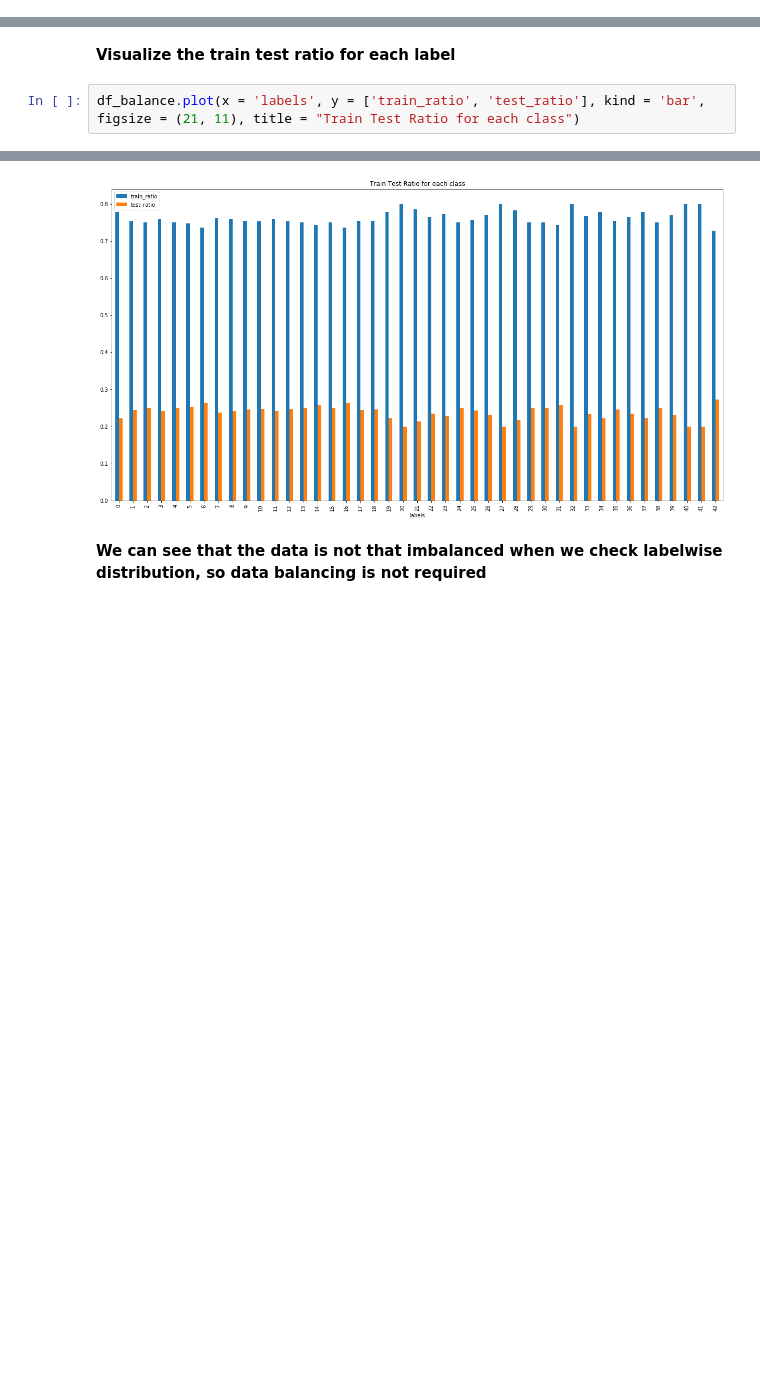
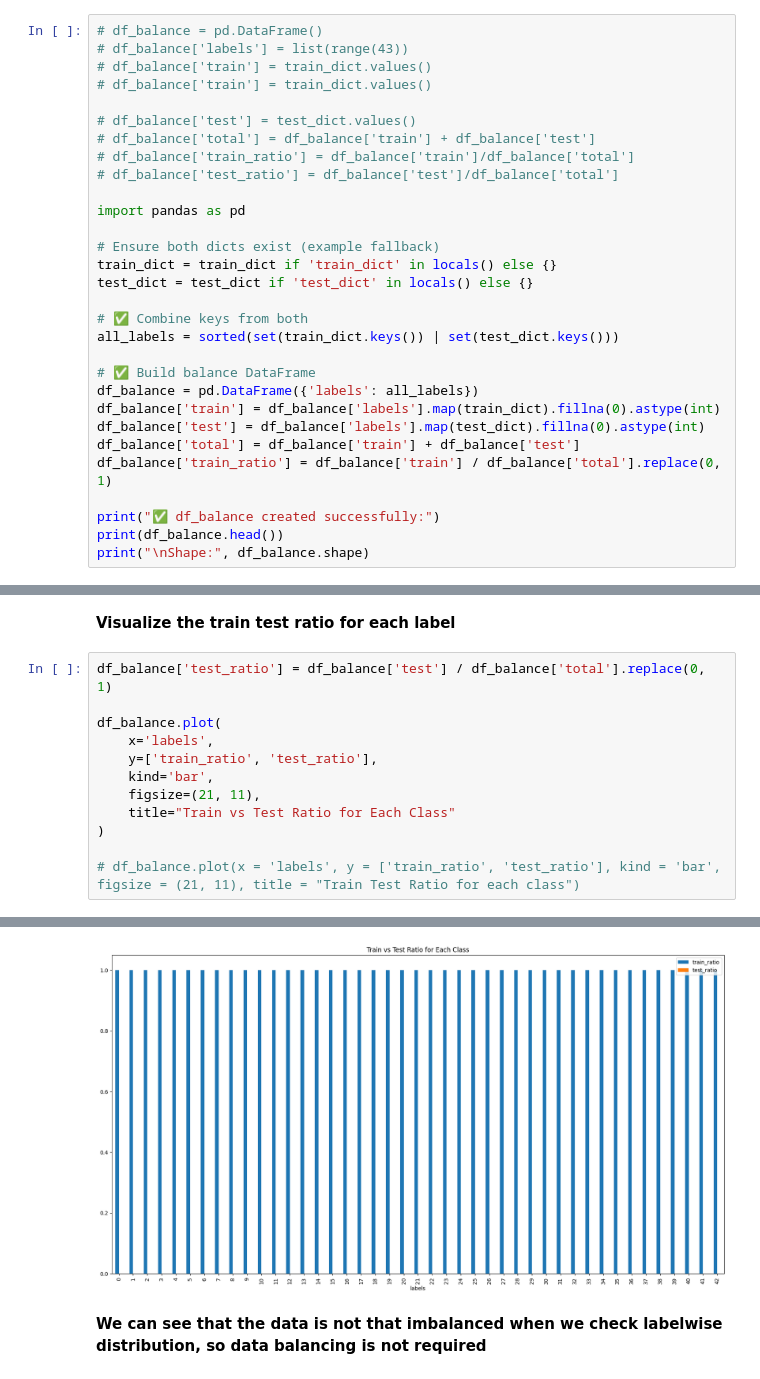
Before and after one commit to divy151005/traffic_sign_detection_gtsrb, a Jupyter notebook: traffic_sign_detection.ipynb, the cells around one changed output, grey strips where cells are left out. Drawn from its saved outputs; the diff is of its cells as text; blank space fills up the shorter version.

```diff
--- a/traffic_sign_detection.ipynb
+++ b/traffic_sign_detection.ipynb
@@ -317,0 +560,30 @@ df_balance['test_ratio'] = df_balance['test']/df_balance['total']
+# %%
+# df_balance = pd.DataFrame()
+# df_balance['labels'] = list(range(43))
+# df_balance['train'] = train_dict.values()
+# df_balance['train'] = train_dict.values()
+
+# df_balance['test'] = test_dict.values()
+# df_balance['total'] = df_balance['train'] + df_balance['test']
+# df_balance['train_ratio'] = df_balance['train']/df_balance['total']
+# df_balance['test_ratio'] = df_balance['test']/df_balance['total']
+
+import pandas as pd
+
+# Ensure both dicts exist (example fallback)
+train_dict = train_dict if 'train_dict' in locals() else {}
+test_dict = test_dict if 'test_dict' in locals() else {}
+
+# ✅ Combine keys from both
+all_labels = sorted(set(train_dict.keys()) | set(test_dict.keys()))
+
+# ✅ Build balance DataFrame
+df_balance = pd.DataFrame({'labels': all_labels})
+df_balance['train'] = df_balance['labels'].map(train_dict).fillna(0).astype(int)
+df_balance['test'] = df_balance['labels'].map(test_dict).fillna(0).astype(int)
+df_balance['total'] = df_balance['train'] + df_balance['test']
+df_balance['train_ratio'] = df_balance['train'] / df_balance['total'].replace(0, 1)
+
+print("✅ df_balance created successfully:")
+print(df_balance.head())
+print("\nShape:", df_balance.shape)
@@ -334,5 +616,15 @@ df_balance.head(10)
 # %% [markdown]
 **Visualize the train test ratio for each label**
 # %%
-df_balance.plot(x = 'labels', y = ['train_ratio', 'test_ratio'], kind = 'bar', figsize = (21, 11), title = "Train Test Ratio for each class")
+df_balance['test_ratio'] = df_balance['test'] / df_balance['total'].replace(0, 1)
+
+df_balance.plot(
+    x='labels',
+    y=['train_ratio', 'test_ratio'],
+    kind='bar',
+    figsize=(21, 11),
+    title="Train vs Test Ratio for Each Class"
+)
+
+# df_balance.plot(x = 'labels', y = ['train_ratio', 'test_ratio'], kind = 'bar', figsize = (21, 11), title = "Train Test Ratio for each class")
 # %% [output]
@@ -340,4 +632,4 @@ df_balance.plot(x = 'labels', y = ['train_ratio', 'test_ratio'], kind = 'bar', f
-[figure, old version]
+[figure, new version]
 # %% [markdown]
 **We can see that the data is not that imbalanced when we check labelwise distribution, so data balancing is not required**
 # %% [markdown]
```
Also changed, not shown: parts of 58 cells of this notebook, 33 other files.
